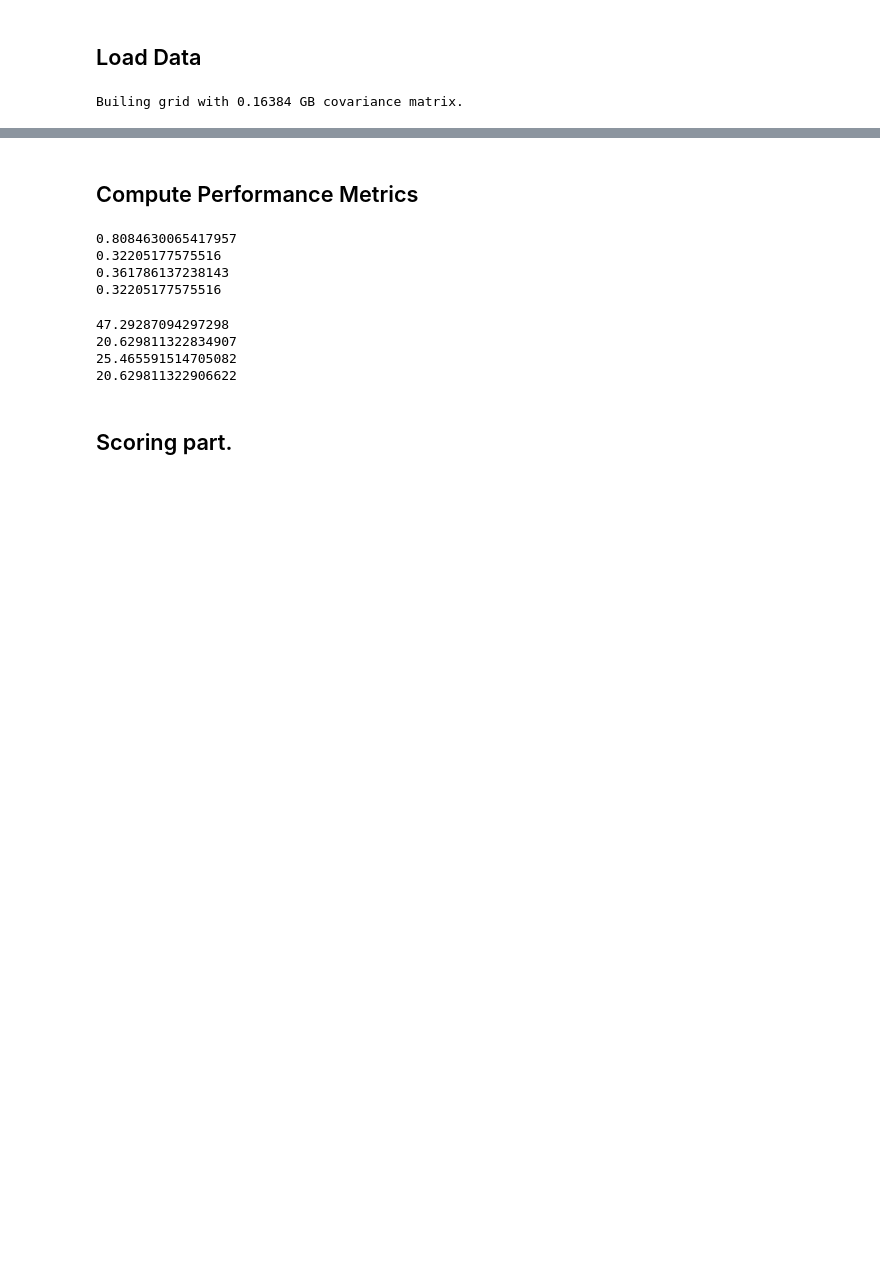
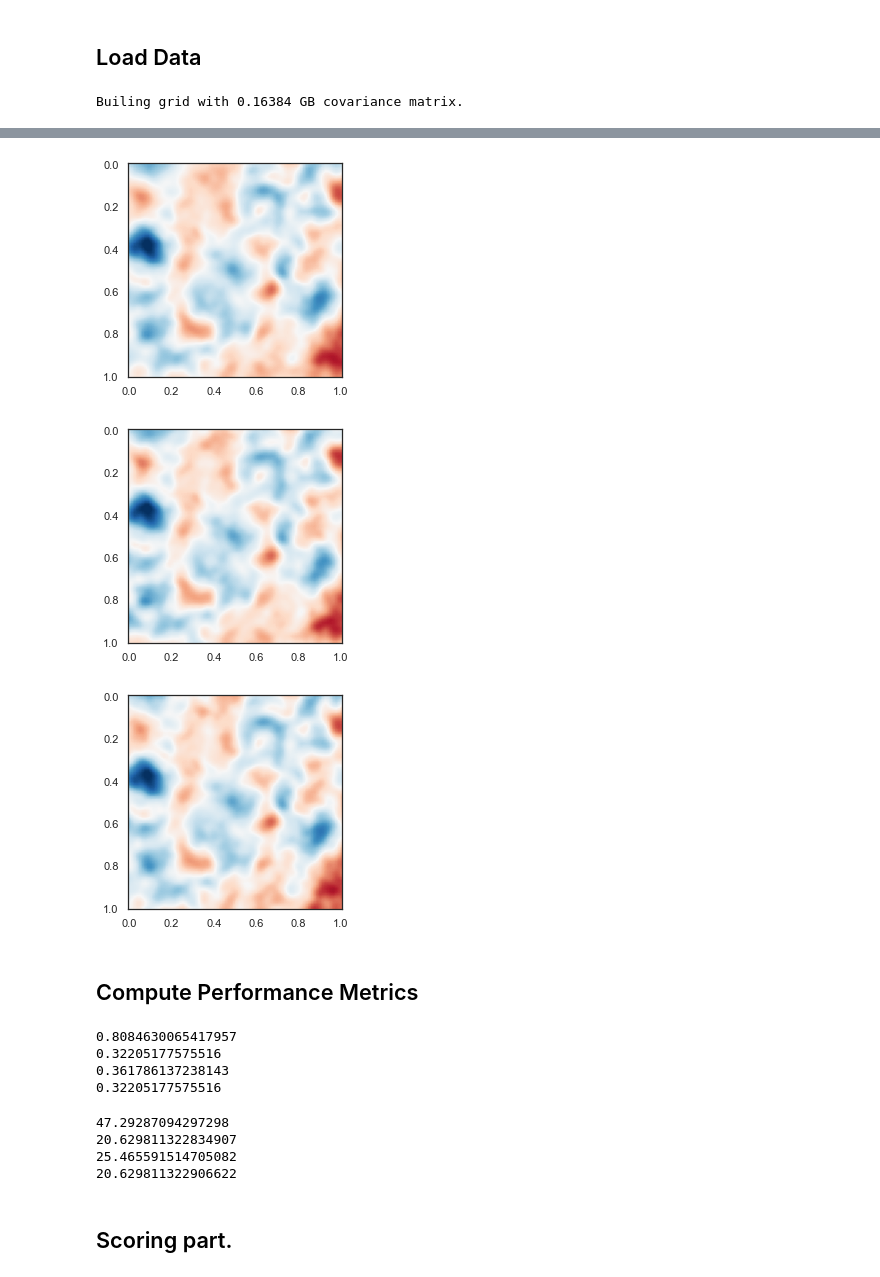
Before and after one commit to CedricTravelletti/DIESEL, a Jupyter notebook: reporting/toy_example/plot_scores_synthetic.ipynb, the cells around one changed output, grey strips where cells are left out. Drawn from its saved outputs; the diff is of its cells as text; code cells hidden in the pictures; blank space fills up the shorter version.

```diff
--- a/reporting/toy_example/plot_scores_synthetic.ipynb
+++ b/reporting/toy_example/plot_scores_synthetic.ipynb
@@ -144,0 +171,17 @@ plt.savefig('test.png', bbox_inches='tight', dpi=200)
+# %%
+# All at once.
+fig, ax = plt.subplots(1, 1, figsize=(10*cm, 10*cm))
+grid.plot_vals(mean_updated_aao_loc, ax, vmin=-3, vmax=3, cmap='RdBu_r', colorbar=False, fig=fig)
+plt.savefig(os.path.join(plots_folder, 'mean_updated_aao_loc_synthetic.png'), bbox_inches='tight', dpi=200)
+
+fig, ax = plt.subplots(1, 1, figsize=(10*cm, 10*cm))
+grid.plot_vals(ensemble_updated_aao_loc[0, :], ax, vmin=-3, vmax=3, cmap='RdBu_r', colorbar=False, fig=fig)
+plt.savefig(os.path.join(plots_folder, 'ensemble_updated_aao_loc_0_synthetic.png'), bbox_inches='tight', dpi=200)
+
+fig, ax = plt.subplots(1, 1, figsize=(10*cm, 10*cm))
+grid.plot_vals(ensemble_updated_aao_loc[1, :], ax, vmin=-3, vmax=3, cmap='RdBu_r', colorbar=False, fig=fig)
+plt.savefig(os.path.join(plots_folder, 'ensemble_updated_aao_loc_1_synthetic.png'), bbox_inches='tight', dpi=200)
+# %% [output]
+[figure, added]
+[figure, added]
+[figure, added]
```
Also changed, not shown: parts of 7 cells of this notebook.
